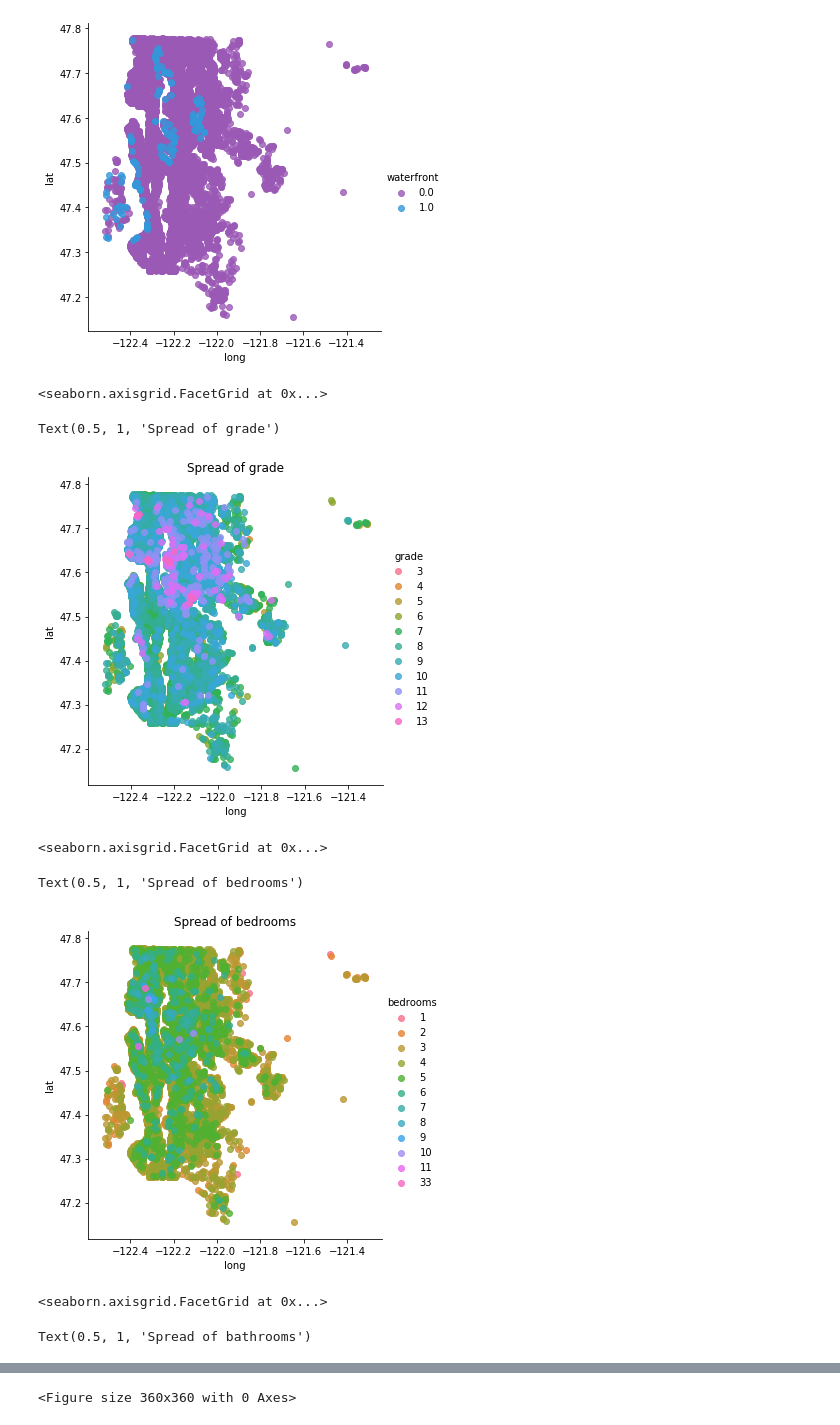
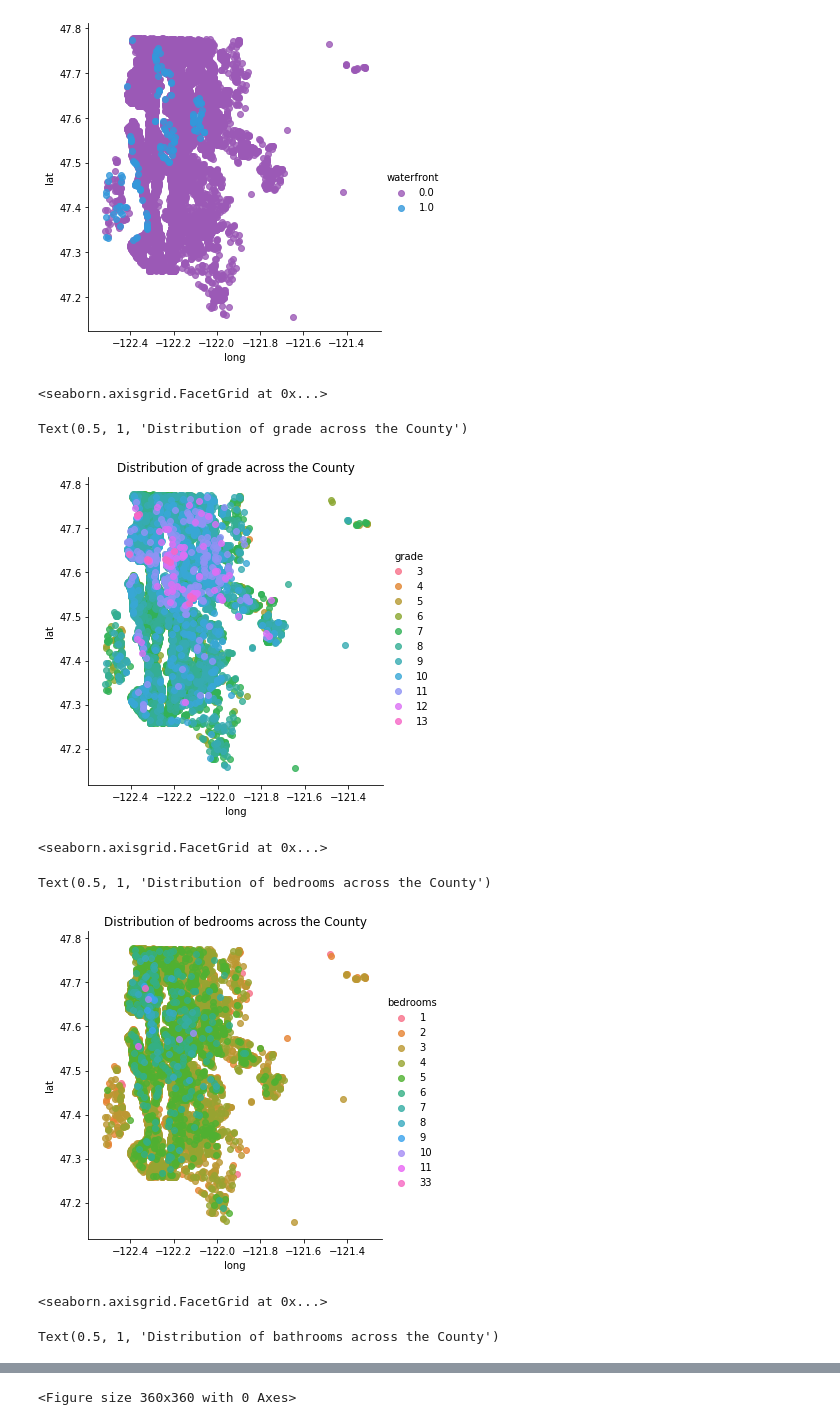
Before and after one commit to Menonvid/King-county, a Jupyter notebook: student.ipynb, the cells around one changed output, grey strips where cells are left out. Saved outputs shown, nothing was run; the diff lists cells and outputs as text; code cells hidden in the pictures.

```diff
--- a/student.ipynb
+++ b/student.ipynb
@@ -225,14 +218,14 @@ show();
 # %%
 for x in special_features:
     lmplot(data=king_data, x="long", y="lat",fit_reg=False, hue=x, height=5)
-    plt.title('Spread of '+x)
+    plt.title('Distribution of '+x +' across the County')
     plt.show();
 # %% [output]
 <seaborn.axisgrid.FacetGrid at 0x...>
-Text(0.5, 1, 'Spread of grade')
+Text(0.5, 1, 'Distribution of grade across the County')
-[figure, old version]
+[figure, new version]
 <seaborn.axisgrid.FacetGrid at 0x...>
-Text(0.5, 1, 'Spread of bedrooms')
+Text(0.5, 1, 'Distribution of bedrooms across the County')
-[figure, old version]
+[figure, new version]
 <seaborn.axisgrid.FacetGrid at 0x...>
-Text(0.5, 1, 'Spread of bathrooms')
+Text(0.5, 1, 'Distribution of bathrooms across the County')
```
Also changed, not shown: parts of 34 cells of this notebook.
